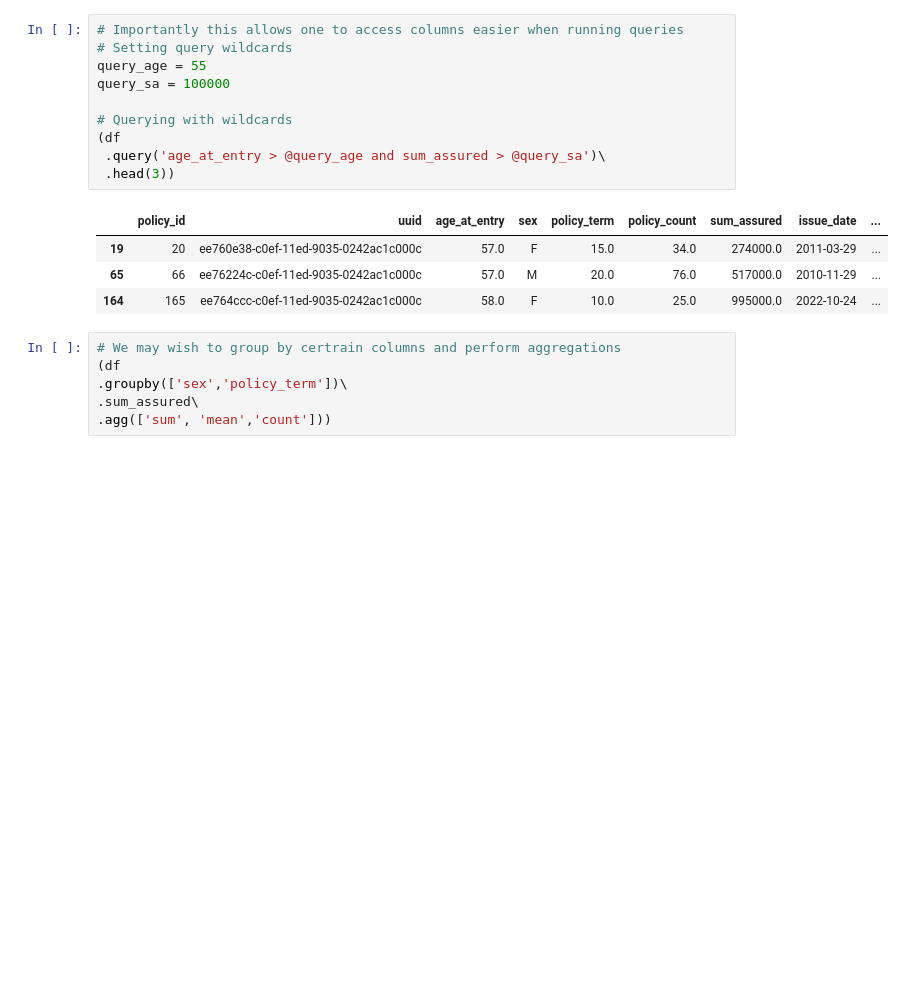
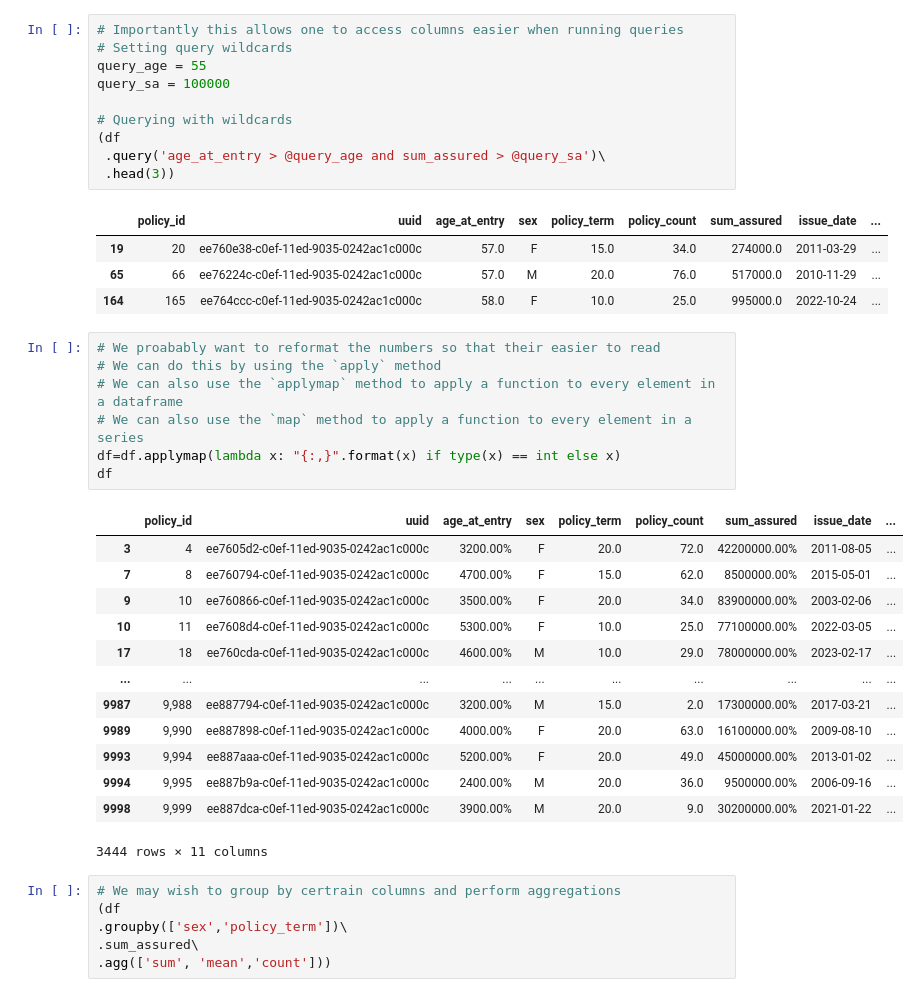
Before and after one commit to actuarialsociety/ds-toolkit, a Jupyter notebook: Actuarial_Data_Science_Toolkit_Intro.ipynb, the cells around one changed output. Saved outputs shown, nothing was run; the diff lists cells and outputs as text; blank space fills up the shorter version.

```diff
--- a/Actuarial_Data_Science_Toolkit_Intro.ipynb
+++ b/Actuarial_Data_Science_Toolkit_Intro.ipynb
@@ -252,6 +257,27 @@ query_sa = 100000
 | 19 | 20 | ee760e38-c0ef-11ed-9035-0242ac1c000c | 57.0 | F | 15.0 | 34.0 | 274000.0 | 2011-03-29 | ... |
 | 65 | 66 | ee76224c-c0ef-11ed-9035-0242ac1c000c | 57.0 | M | 20.0 | 76.0 | 517000.0 | 2010-11-29 | ... |
 | 164 | 165 | ee764ccc-c0ef-11ed-9035-0242ac1c000c | 58.0 | F | 10.0 | 25.0 | 995000.0 | 2022-10-24 | ... |
+# %%
+# We proabably want to reformat the numbers so that their easier to read
+# We can do this by using the `apply` method
+# We can also use the `applymap` method to apply a function to every element in a dataframe
+# We can also use the `map` method to apply a function to every element in a series
+df=df.applymap(lambda x: "{:,}".format(x) if type(x) == int else x)
+df
+# %% [output]
+|  | policy_id | uuid | age_at_entry | sex | policy_term | policy_count | sum_assured | issue_date | ... |
+| 3 | 4 | ee7605d2-c0ef-11ed-9035-0242ac1c000c | 3200.00% | F | 20.0 | 72.0 | 42200000.00% | 2011-08-05 | ... |
+| 7 | 8 | ee760794-c0ef-11ed-9035-0242ac1c000c | 4700.00% | F | 15.0 | 62.0 | 8500000.00% | 2015-05-01 | ... |
+| 9 | 10 | ee760866-c0ef-11ed-9035-0242ac1c000c | 3500.00% | F | 20.0 | 34.0 | 83900000.00% | 2003-02-06 | ... |
+| 10 | 11 | ee7608d4-c0ef-11ed-9035-0242ac1c000c | 5300.00% | F | 10.0 | 25.0 | 77100000.00% | 2022-03-05 | ... |
+| 17 | 18 | ee760cda-c0ef-11ed-9035-0242ac1c000c | 4600.00% | M | 10.0 | 29.0 | 78000000.00% | 2023-02-17 | ... |
+| ... | ... | ... | ... | ... | ... | ... | ... | ... | ... |
+| 9987 | 9,988 | ee887794-c0ef-11ed-9035-0242ac1c000c | 3200.00% | M | 15.0 | 2.0 | 17300000.00% | 2017-03-21 | ... |
+| 9989 | 9,990 | ee887898-c0ef-11ed-9035-0242ac1c000c | 4000.00% | F | 20.0 | 63.0 | 16100000.00% | 2009-08-10 | ... |
+| 9993 | 9,994 | ee887aaa-c0ef-11ed-9035-0242ac1c000c | 5200.00% | F | 20.0 | 49.0 | 45000000.00% | 2013-01-02 | ... |
+| 9994 | 9,995 | ee887b9a-c0ef-11ed-9035-0242ac1c000c | 2400.00% | M | 20.0 | 36.0 | 9500000.00% | 2006-09-16 | ... |
+| 9998 | 9,999 | ee887dca-c0ef-11ed-9035-0242ac1c000c | 3900.00% | M | 20.0 | 9.0 | 30200000.00% | 2021-01-22 | ... |
+3444 rows × 11 columns
 # %%
 # We may wish to group by certrain columns and perform aggregations
 (df
```
Also changed, not shown: parts of 5 cells of this notebook.
